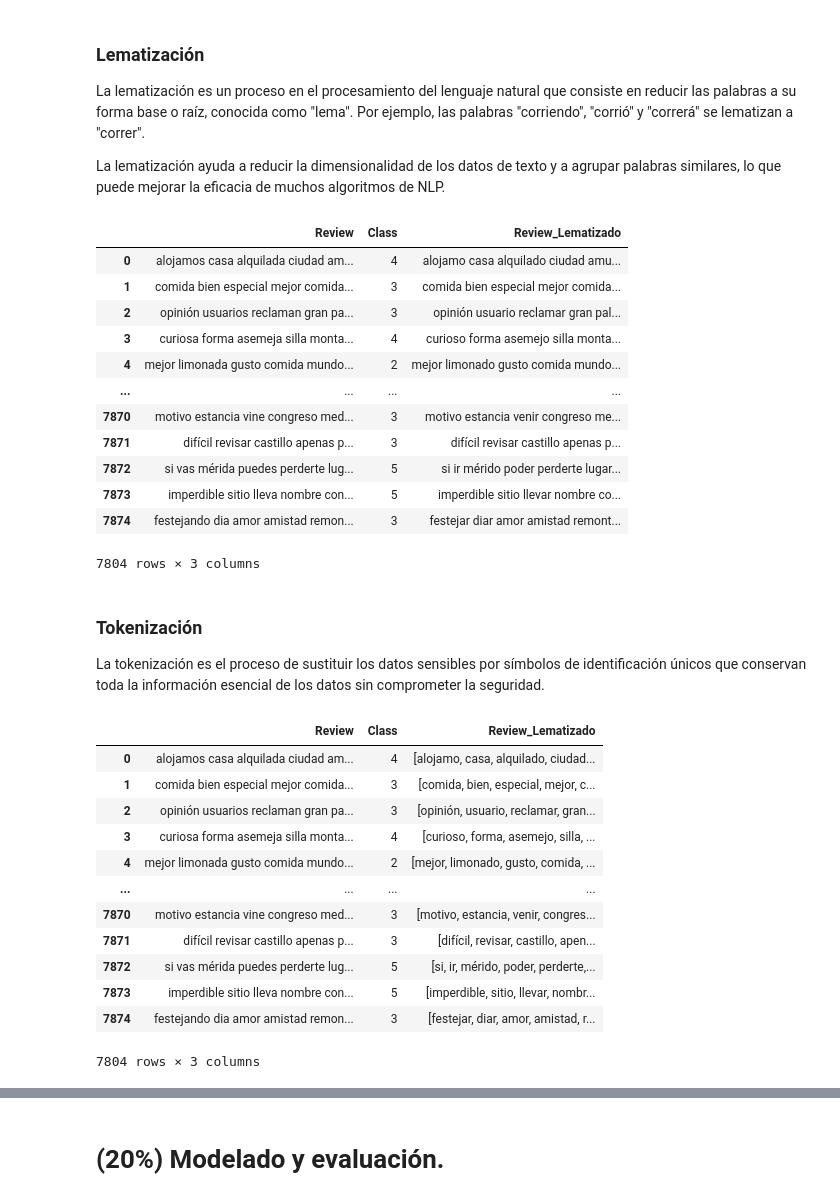
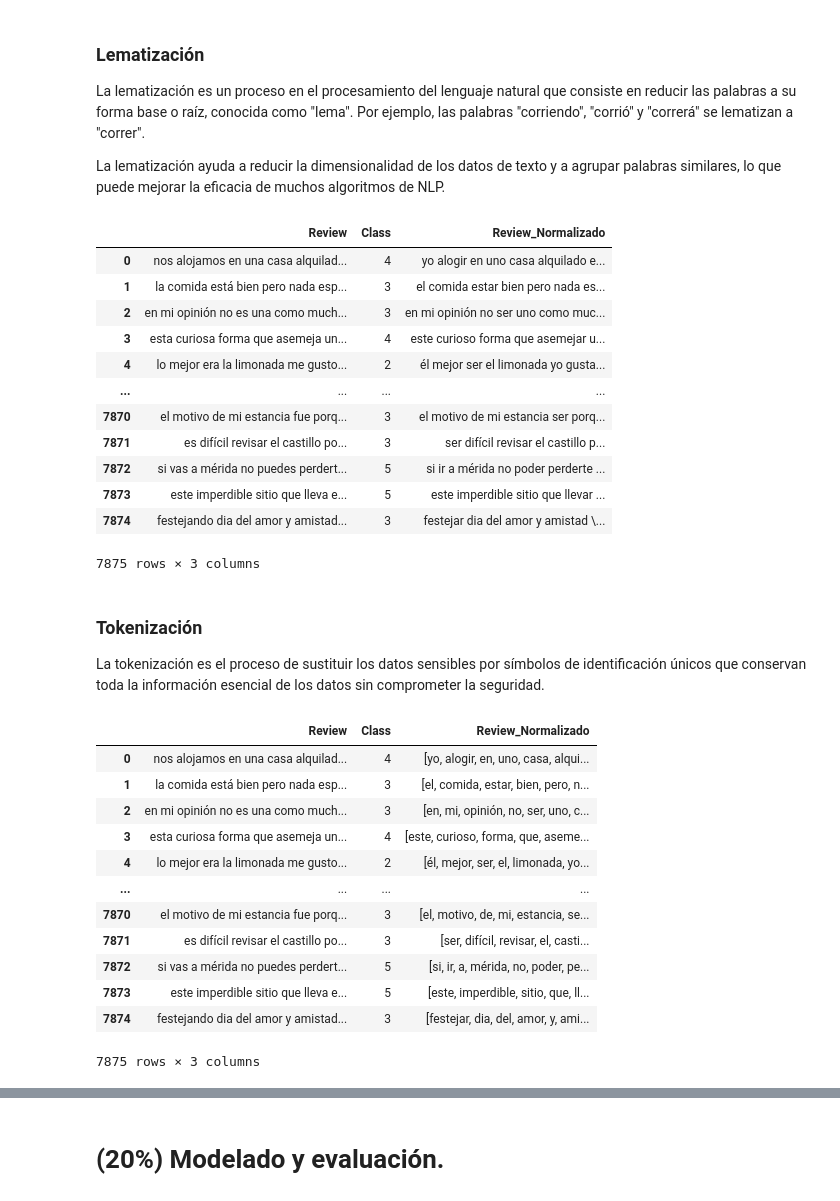
Before and after one commit to Feru34/Trabajos-BI, a Jupyter notebook: Proyecto_Analítica_de_textos.ipynb, the cells around one changed output, grey strips where cells are left out. Cells and saved outputs as stored; diff of their text form; code cells hidden in the pictures.

```diff
--- a/Proyecto_Analítica_de_textos.ipynb
+++ b/Proyecto_Analítica_de_textos.ipynb
@@ -149,4 +157,4 @@ Las "stop words" en un modelo de procesamiento de lenguaje natural (NLP, por sus
 # @title Eliminación de las Stop Words
 nltk.download("stopwords")
 stop_words = set(stopwords.words("spanish"))
-df["Review"] = df["Review"].apply(lambda row: " ".join([word for word in row.split() if word.lower() not in stop_words]))
+df["Review_Normalizado"] = df["Review"].apply(lambda row: " ".join([word for word in row.split() if word.lower() not in stop_words]))
@@ -157,34 +168,34 @@ La lematización es un proceso en el procesamiento del lenguaje natural que cons
 
 La lematización ayuda a reducir la dimensionalidad de los datos de texto y a agrupar palabras similares, lo que puede mejorar la eficacia de muchos algoritmos de NLP.
 # %%
-# @title Inciaciar Lematización
+# @title Iniciar Lematización
 
 # Cargar el modelo de spaCy en español
 nlp = spacy.load('es_core_news_sm')
 
 # Función para lematizar una oración
 def lemmatize_sentence(sentence):
     doc = nlp(sentence)
     lemmatized_sentence = " ".join([token.lemma_ for token in doc ])
     return lemmatized_sentence
 
 # Aplicar la función de lematización a la columna 'Review'
-df['Review_Lematizado'] = df['Review'].apply(lambda x: lemmatize_sentence(x))
+df['Review_Normalizado'] = df['Review'].apply(lambda x: lemmatize_sentence(x))
 df
 # %% [output]
-|  | Review | Class | Review_Lematizado |
-| 0 | alojamos casa alquilada ciudad am... | 4 | alojamo casa alquilado ciudad amu... |
-| 1 | comida bien especial mejor comida... | 3 | comida bien especial mejor comida... |
-| 2 | opinión usuarios reclaman gran pa... | 3 | opinión usuario reclamar gran pal... |
-| 3 | curiosa forma asemeja silla monta... | 4 | curioso forma asemejo silla monta... |
-| 4 | mejor limonada gusto comida mundo... | 2 | mejor limonado gusto comida mundo... |
+|  | Review | Class | Review_Normalizado |
+| 0 | nos alojamos en una casa alquilad... | 4 | yo alogir en uno casa alquilado e... |
+| 1 | la comida está bien pero nada esp... | 3 | el comida estar bien pero nada es... |
+| 2 | en mi opinión no es una como much... | 3 | en mi opinión no ser uno como muc... |
+| 3 | esta curiosa forma que asemeja un... | 4 | este curioso forma que asemejar u... |
+| 4 | lo mejor era la limonada me gusto... | 2 | él mejor ser el limonada yo gusta... |
 | ... | ... | ... | ... |
-| 7870 | motivo estancia vine congreso med... | 3 | motivo estancia venir congreso me... |
-| 7871 | difícil revisar castillo apenas p... | 3 | difícil revisar castillo apenas p... |
-| 7872 | si vas mérida puedes perderte lug... | 5 | si ir mérido poder perderte lugar... |
-| 7873 | imperdible sitio lleva nombre con... | 5 | imperdible sitio llevar nombre co... |
-| 7874 | festejando dia amor amistad remon... | 3 | festejar diar amor amistad remont... |
+| 7870 | el motivo de mi estancia fue porq... | 3 | el motivo de mi estancia ser porq... |
+| 7871 | es difícil revisar el castillo po... | 3 | ser difícil revisar el castillo p... |
+| 7872 | si vas a mérida no puedes perdert... | 5 | si ir a mérida no poder perderte ... |
+| 7873 | este imperdible sitio que lleva e... | 5 | este imperdible sitio que llevar ... |
+| 7874 | festejando dia del amor y amistad... | 3 | festejar dia del amor y amistad \... |
-7804 rows × 3 columns
+7875 rows × 3 columns
 # %% [markdown]
 ### Tokenización
 
@@ -195,19 +206,19 @@ def tokenize_sentence(sentence):
     return nltk.word_tokenize(sentence)
 
 # Aplicar la función de tokenización a la columna 'Review'
-df['Review_Lematizado'] = df['Review_Lematizado'].apply(lambda x: tokenize_sentence(x))
+df['Review_Normalizado'] = df['Review_Normalizado'].apply(lambda x: tokenize_sentence(x))
 df
 # %% [output]
-|  | Review | Class | Review_Lematizado |
-| 0 | alojamos casa alquilada ciudad am... | 4 | [alojamo, casa, alquilado, ciudad... |
-| 1 | comida bien especial mejor comida... | 3 | [comida, bien, especial, mejor, c... |
-| 2 | opinión usuarios reclaman gran pa... | 3 | [opinión, usuario, reclamar, gran... |
-| 3 | curiosa forma asemeja silla monta... | 4 | [curioso, forma, asemejo, silla, ... |
-| 4 | mejor limonada gusto comida mundo... | 2 | [mejor, limonado, gusto, comida, ... |
+|  | Review | Class | Review_Normalizado |
+| 0 | nos alojamos en una casa alquilad... | 4 | [yo, alogir, en, uno, casa, alqui... |
+| 1 | la comida está bien pero nada esp... | 3 | [el, comida, estar, bien, pero, n... |
+| 2 | en mi opinión no es una como much... | 3 | [en, mi, opinión, no, ser, uno, c... |
+| 3 | esta curiosa forma que asemeja un... | 4 | [este, curioso, forma, que, aseme... |
+| 4 | lo mejor era la limonada me gusto... | 2 | [él, mejor, ser, el, limonada, yo... |
 | ... | ... | ... | ... |
-| 7870 | motivo estancia vine congreso med... | 3 | [motivo, estancia, venir, congres... |
-| 7871 | difícil revisar castillo apenas p... | 3 | [difícil, revisar, castillo, apen... |
-| 7872 | si vas mérida puedes perderte lug... | 5 | [si, ir, mérido, poder, perderte,... |
-| 7873 | imperdible sitio lleva nombre con... | 5 | [imperdible, sitio, llevar, nombr... |
-| 7874 | festejando dia amor amistad remon... | 3 | [festejar, diar, amor, amistad, r... |
+| 7870 | el motivo de mi estancia fue porq... | 3 | [el, motivo, de, mi, estancia, se... |
+| 7871 | es difícil revisar el castillo po... | 3 | [ser, difícil, revisar, el, casti... |
+| 7872 | si vas a mérida no puedes perdert... | 5 | [si, ir, a, mérida, no, poder, pe... |
+| 7873 | este imperdible sitio que lleva e... | 5 | [este, imperdible, sitio, que, ll... |
+| 7874 | festejando dia del amor y amistad... | 3 | [festejar, dia, del, amor, y, ami... |
-7804 rows × 3 columns
+7875 rows × 3 columns
```
Also changed, not shown: parts of 14 cells of this notebook.
